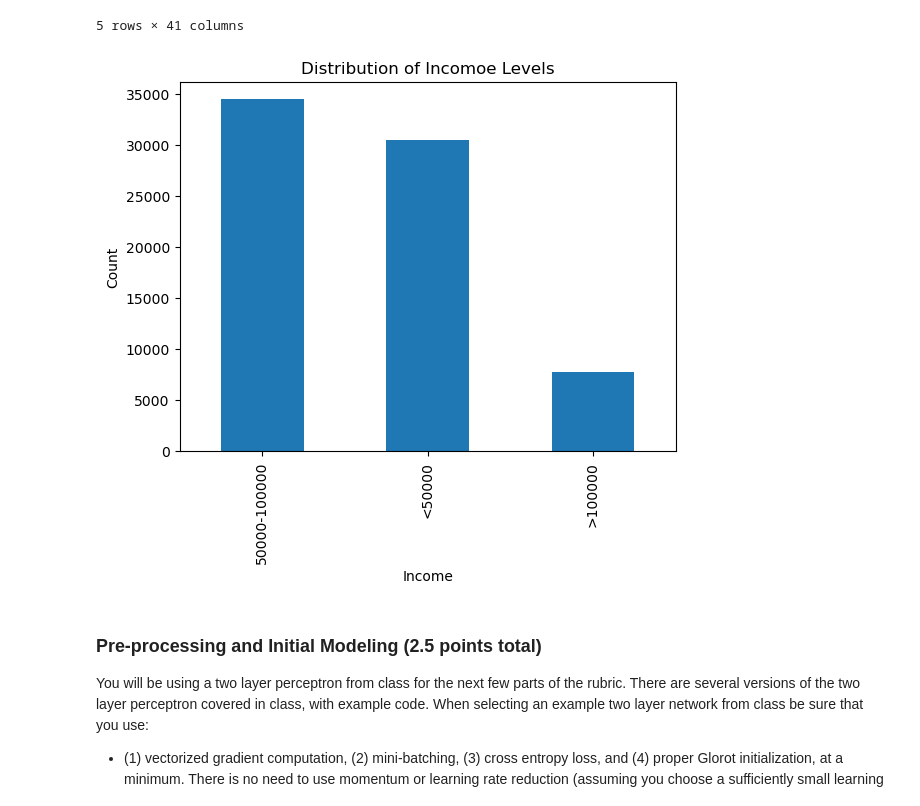
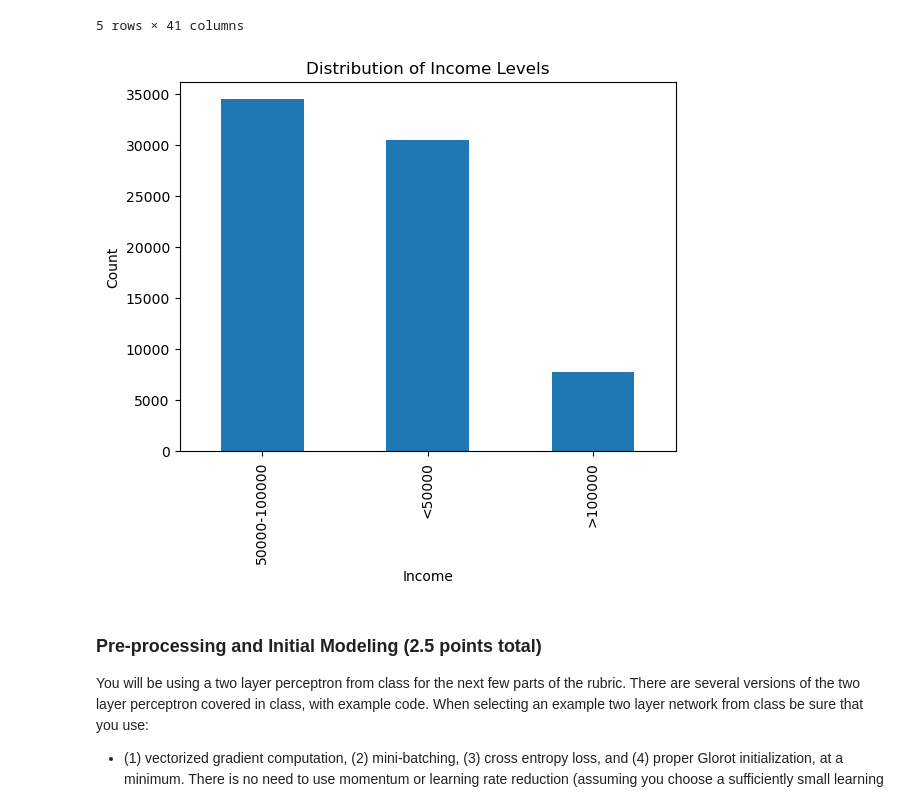
Before and after one commit to Jadonsw123/Lab4MultiLayerPerceptron, a Jupyter notebook: lab4.ipynb, the cells around one changed output. Drawn from its saved outputs; the diff is of its cells as text; code cells hidden in the pictures.

```diff
--- a/lab4.ipynb
+++ b/lab4.ipynb
@@ -100,14 +109,14 @@ df.head()
 # %%
 import matplotlib.pyplot as plt
 
 # Create a bar plot of the "Income" variable
 df['IncomeEncoded'].value_counts().plot(kind='bar')
 plt.xlabel('Income')
 plt.ylabel('Count')
-plt.title('Distribution of Incomoe Levels')
+plt.title('Distribution of Income Levels')
 plt.show()
 # %% [output]
-[figure, old version]
+[figure, new version]
 # %% [markdown]
 ### Pre-processing and Initial Modeling (2.5 points total)
 You will be using a two layer perceptron from class for the next few parts of the rubric. There are several versions of the two layer perceptron covered in class, with example code. When selecting an example two layer network from class be sure that you use:
```
Also changed, not shown: parts of 12 cells of this notebook.
